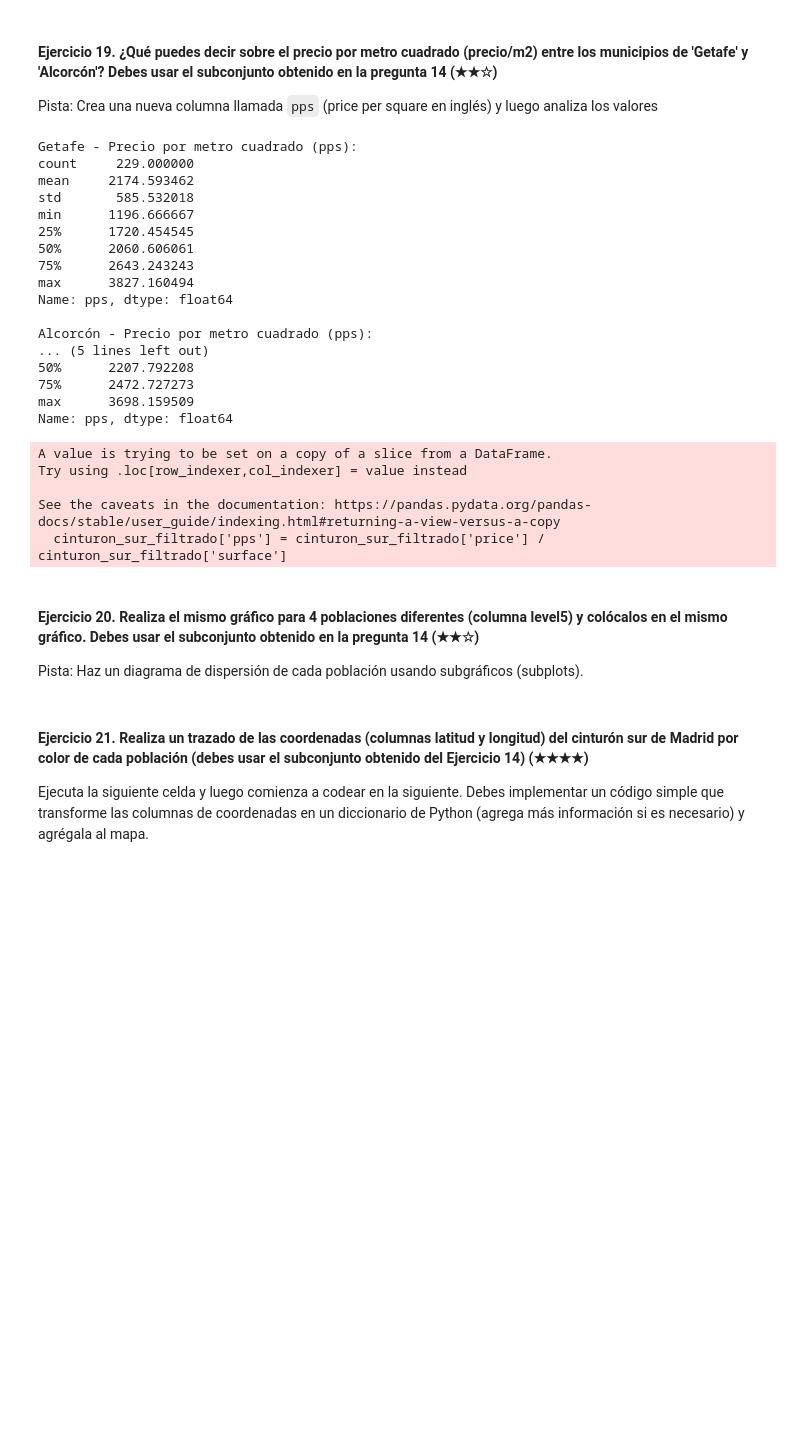
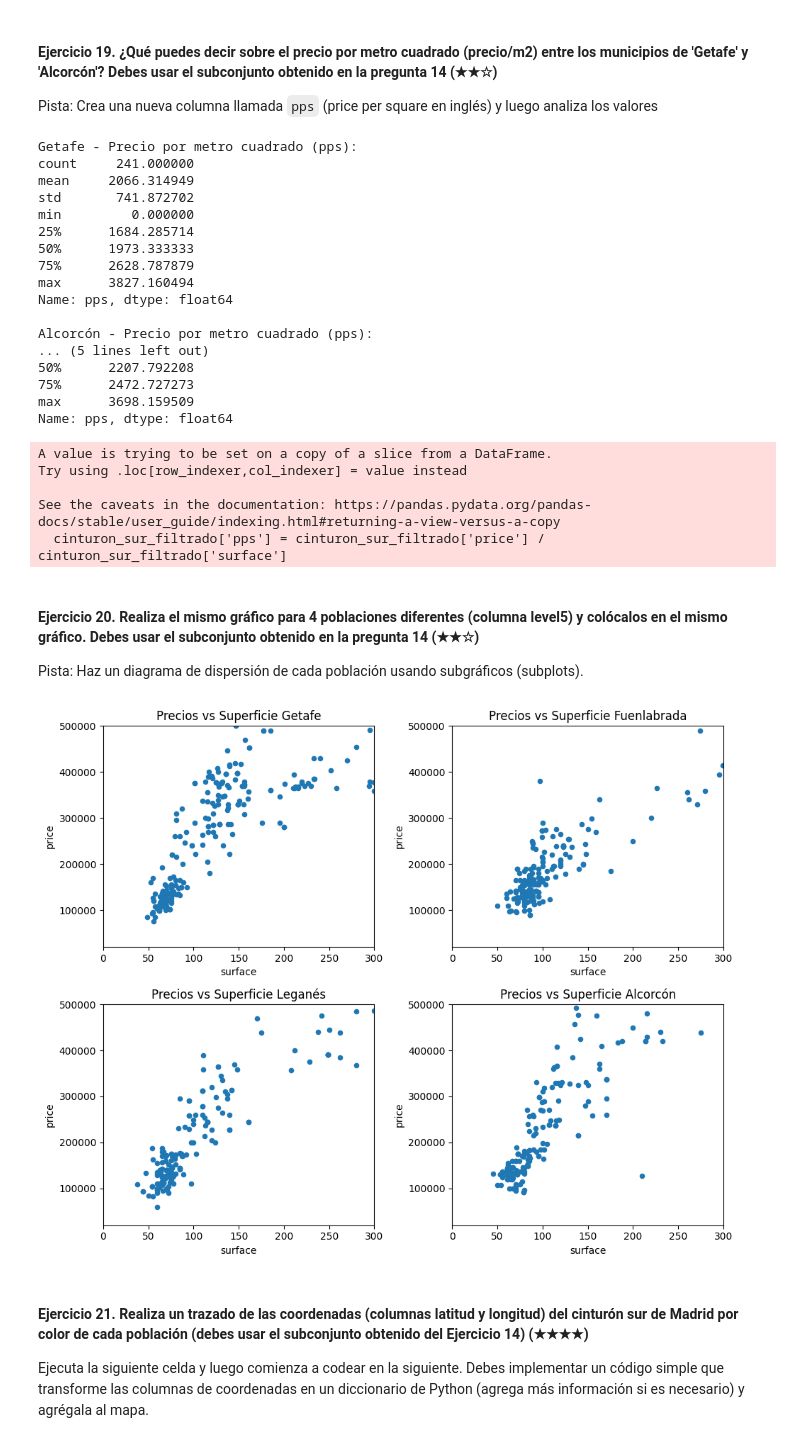
Before and after one commit to Finarosalina/realestate-datacleanup-exercise, a Jupyter notebook: project.es.ipynb, the cells around one changed output. Drawn from its saved outputs; the diff is of its cells as text; code cells hidden in the pictures; blank space fills up the shorter version.

```diff
--- a/project.es.ipynb
+++ b/project.es.ipynb
@@ -456,8 +430,8 @@ Alcorcón: Muestra una dispersión mayor en comparación con las otras poblacion
 
 Pista: Crea una nueva columna llamada `pps` (price per square en inglés) y luego analiza los valores
 # %%
-filtro = cinturon_sur['level5'].isin(['Getafe', 'Alcorcón'])
-cinturon_sur_filtrado = cinturon_sur[filtro]
+filtro = subconjunto_cs['level5'].isin(['Getafe', 'Alcorcón'])
+cinturon_sur_filtrado = subconjunto_cs[filtro]
 # Crear la columna `pps`
 cinturon_sur_filtrado['pps'] = cinturon_sur_filtrado['price'] / cinturon_sur_filtrado['surface']
 # Descripción estadística para 'Getafe'
@@ -471,13 +445,13 @@ print("\nAlcorcón - Precio por metro cuadrado (pps):")
 print(alcorcon_pps.describe())
 # %% [output]
 Getafe - Precio por metro cuadrado (pps):
-count     229.000000
-mean     2174.593462
-std       585.532018
-min      1196.666667
-25%      1720.454545
-50%      2060.606061
-75%      2643.243243
+count     241.000000
+mean     2066.314949
+std       741.872702
+min         0.000000
+25%      1684.285714
+50%      1973.333333
+75%      2628.787879
 max      3827.160494
 Name: pps, dtype: float64
 
@@ -496,7 +470,36 @@ See the caveats in the documentation: https://pandas.pydata.org/pandas-docs/stab
 #### Ejercicio 20. Realiza el mismo gráfico para 4 poblaciones diferentes (columna level5) y colócalos en el mismo gráfico. Debes usar el subconjunto obtenido en la pregunta 14 (★★☆)
 Pista: Haz un diagrama de dispersión de cada población usando subgráficos (subplots).
 # %%
-# TODO
+import matplotlib.pyplot as plt
+
+fig, axes = plt.subplots(nrows=2, ncols=2, figsize=(10, 8))
+
+#Getafe en el primer subplot
+ds.loc[ds["level5"] == "Getafe", ["price", "surface"]].plot(kind='scatter', x="surface", y="price", ax=axes[0, 0], title="Precios vs Superficie Getafe")
+axes[0, 0].set_xlim(0, 300)
+axes[0, 0].set_ylim(20000, 500000)
+
+# Fuenlabrada en el segundo subplot
+ds.loc[ds["level5"] == "Fuenlabrada", ["price", "surface"]].plot(kind='scatter', x="surface", y="price", ax=axes[0, 1], title="Precios vs Superficie Fuenlabrada")
+axes[0, 1].set_xlim(0, 300)
+axes[0, 1].set_ylim(20000, 500000)
+
+# Leganés en el tercer subplot
+ds.loc[ds["level5"] == "Leganés", ["price", "surface"]].plot(kind='scatter', x="surface", y="price", ax=axes[1, 0], title="Precios vs Superficie Leganés")
+axes[1, 0].set_xlim(0, 300)
+axes[1, 0].set_ylim(20000, 500000)
+
+#Alcorcón en el cuarto subplot
+ds.loc[ds["level5"] == "Alcorcón", ["price", "surface"]].plot(kind='scatter', x="surface", y="price", ax=axes[1, 1], title="Precios vs Superficie Alcorcón")
+axes[1, 1].set_xlim(0, 300)
+axes[1, 1].set_ylim(20000, 500000)
+# Ajustar el layout para que no se solapen los títulos y etiquetas
+plt.tight_layout()
+
+# Mostrar la figura
+plt.show()
+# %% [output]
+[figure, added]
 # %% [markdown]
 #### Ejercicio 21. Realiza un trazado de las coordenadas (columnas latitud y longitud) del cinturón sur de Madrid por color de cada población (debes usar el subconjunto obtenido del Ejercicio 14) (★★★★)
 
```
Also changed, not shown: parts of 31 cells of this notebook, 1 other file.
